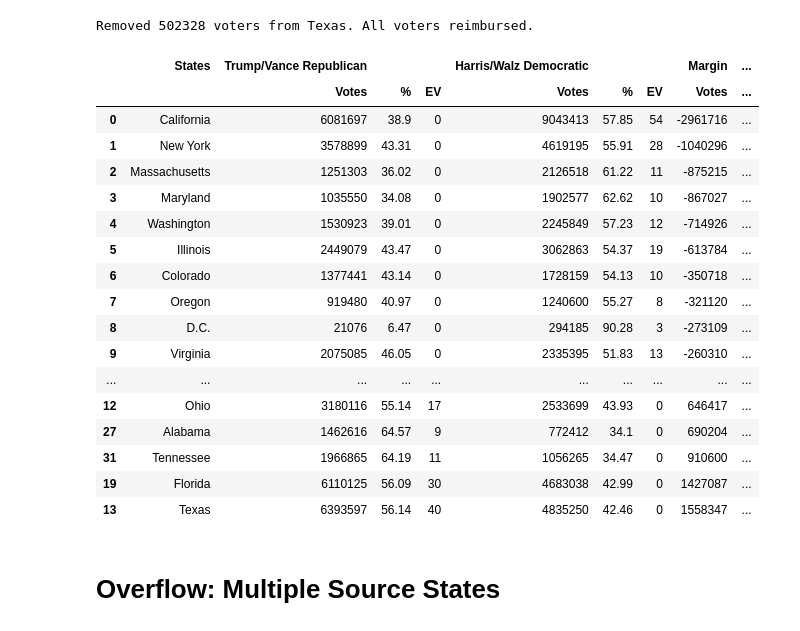
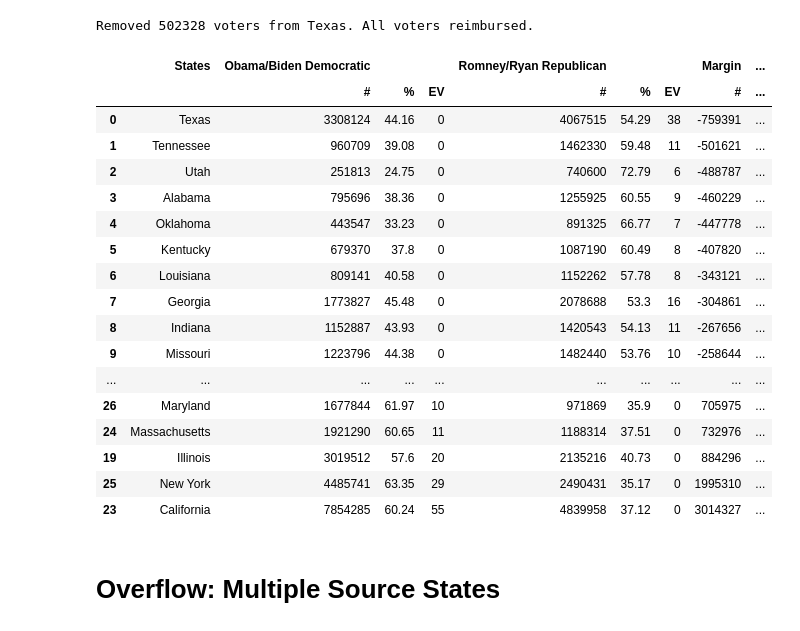
Before and after one commit to yashas-anil/election-flippers, a Jupyter notebook: 2012_election_flippers.ipynb, the cells around one changed output. Saved outputs shown, nothing was run; the diff lists cells and outputs as text; code cells hidden in the pictures.

```diff
--- a/2012_election_flippers.ipynb
+++ b/2012_election_flippers.ipynb
@@ -312,35 +312,35 @@ while i<sources:
 # mow_df
 # %% [output]
 Removed 502328 voters from Texas. All voters reimbursed.
-# %%
-# concatenate the winner and loser
-mfinal_df=pd.concat([mol_df,mow_df]).sort_values(by=[("Margin","Votes")])
-
-#update percentages
-mfinal_df.loc[:,(oglos,"%")]=(mfinal_df.loc[:,(oglos,"Votes")]/mfinal_df.loc[:,"Total Votes"]).astype(float).round(4)*100
-mfinal_df.loc[:,(ogwin,"%")]=(mfinal_df.loc[:,(ogwin,"Votes")]/mfinal_df.loc[:,"Total Votes"]).astype(float).round(4)*100
-mfinal_df.loc[:,("Margin","%")]=(mfinal_df.loc[:,("Margin","Votes")]/mfinal_df.loc[:,"Total Votes"]).astype(float).round(4)*100
-
-mfinal_df
-# %% [output]
-|  | States | Trump/Vance Republican |  |  | Harris/Walz Democratic |  |  | Margin | ... |
-|  |  | Votes | % | EV | Votes | % | EV | Votes | ... |
-| 0 | California | 6081697 | 38.9 | 0 | 9043413 | 57.85 | 54 | -2961716 | ... |
-| 1 | New York | 3578899 | 43.31 | 0 | 4619195 | 55.91 | 28 | -1040296 | ... |
-| 2 | Massachusetts | 1251303 | 36.02 | 0 | 2126518 | 61.22 | 11 | -875215 | ... |
-| 3 | Maryland | 1035550 | 34.08 | 0 | 1902577 | 62.62 | 10 | -867027 | ... |
-| 4 | Washington | 1530923 | 39.01 | 0 | 2245849 | 57.23 | 12 | -714926 | ... |
-| 5 | Illinois | 2449079 | 43.47 | 0 | 3062863 | 54.37 | 19 | -613784 | ... |
-| 6 | Colorado | 1377441 | 43.14 | 0 | 1728159 | 54.13 | 10 | -350718 | ... |
-| 7 | Oregon | 919480 | 40.97 | 0 | 1240600 | 55.27 | 8 | -321120 | ... |
-| 8 | D.C. | 21076 | 6.47 | 0 | 294185 | 90.28 | 3 | -273109 | ... |
-| 9 | Virginia | 2075085 | 46.05 | 0 | 2335395 | 51.83 | 13 | -260310 | ... |
-| ... | ... | ... | ... | ... | ... | ... | ... | ... | ... |
-| 12 | Ohio | 3180116 | 55.14 | 17 | 2533699 | 43.93 | 0 | 646417 | ... |
-| 27 | Alabama | 1462616 | 64.57 | 9 | 772412 | 34.1 | 0 | 690204 | ... |
-| 31 | Tennessee | 1966865 | 64.19 | 11 | 1056265 | 34.47 | 0 | 910600 | ... |
-| 19 | Florida | 6110125 | 56.09 | 30 | 4683038 | 42.99 | 0 | 1427087 | ... |
-| 13 | Texas | 6393597 | 56.14 | 40 | 4835250 | 42.46 | 0 | 1558347 | ... |
+# %%
+# concatenate the winner and loser
+mfinal_df=pd.concat([mol_df,mow_df]).sort_values(by=[("Margin","#")])
+
+#update percentages
+mfinal_df.loc[:,(oglos,"%")]=(mfinal_df.loc[:,(oglos,"#")]/mfinal_df.loc[:,"Total Votes"]).astype(float).round(4)*100
+mfinal_df.loc[:,(ogwin,"%")]=(mfinal_df.loc[:,(ogwin,"#")]/mfinal_df.loc[:,"Total Votes"]).astype(float).round(4)*100
+mfinal_df.loc[:,("Margin","%")]=(mfinal_df.loc[:,("Margin","#")]/mfinal_df.loc[:,"Total Votes"]).astype(float).round(4)*100
+
+mfinal_df
+# %% [output]
+|  | States | Obama/Biden Democratic |  |  | Romney/Ryan Republican |  |  | Margin | ... |
+|  |  | # | % | EV | # | % | EV | # | ... |
+| 0 | Texas | 3308124 | 44.16 | 0 | 4067515 | 54.29 | 38 | -759391 | ... |
+| 1 | Tennessee | 960709 | 39.08 | 0 | 1462330 | 59.48 | 11 | -501621 | ... |
+| 2 | Utah | 251813 | 24.75 | 0 | 740600 | 72.79 | 6 | -488787 | ... |
+| 3 | Alabama | 795696 | 38.36 | 0 | 1255925 | 60.55 | 9 | -460229 | ... |
+| 4 | Oklahoma | 443547 | 33.23 | 0 | 891325 | 66.77 | 7 | -447778 | ... |
+| 5 | Kentucky | 679370 | 37.8 | 0 | 1087190 | 60.49 | 8 | -407820 | ... |
+| 6 | Louisiana | 809141 | 40.58 | 0 | 1152262 | 57.78 | 8 | -343121 | ... |
+| 7 | Georgia | 1773827 | 45.48 | 0 | 2078688 | 53.3 | 16 | -304861 | ... |
+| 8 | Indiana | 1152887 | 43.93 | 0 | 1420543 | 54.13 | 11 | -267656 | ... |
+| 9 | Missouri | 1223796 | 44.38 | 0 | 1482440 | 53.76 | 10 | -258644 | ... |
+| ... | ... | ... | ... | ... | ... | ... | ... | ... | ... |
+| 26 | Maryland | 1677844 | 61.97 | 10 | 971869 | 35.9 | 0 | 705975 | ... |
+| 24 | Massachusetts | 1921290 | 60.65 | 11 | 1188314 | 37.51 | 0 | 732976 | ... |
+| 19 | Illinois | 3019512 | 57.6 | 20 | 2135216 | 40.73 | 0 | 884296 | ... |
+| 25 | New York | 4485741 | 63.35 | 29 | 2490431 | 35.17 | 0 | 1995310 | ... |
+| 23 | California | 7854285 | 60.24 | 55 | 4839958 | 37.12 | 0 | 3014327 | ... |
 # %% [markdown]
 # Overflow: Multiple Source States
 # %%
```
